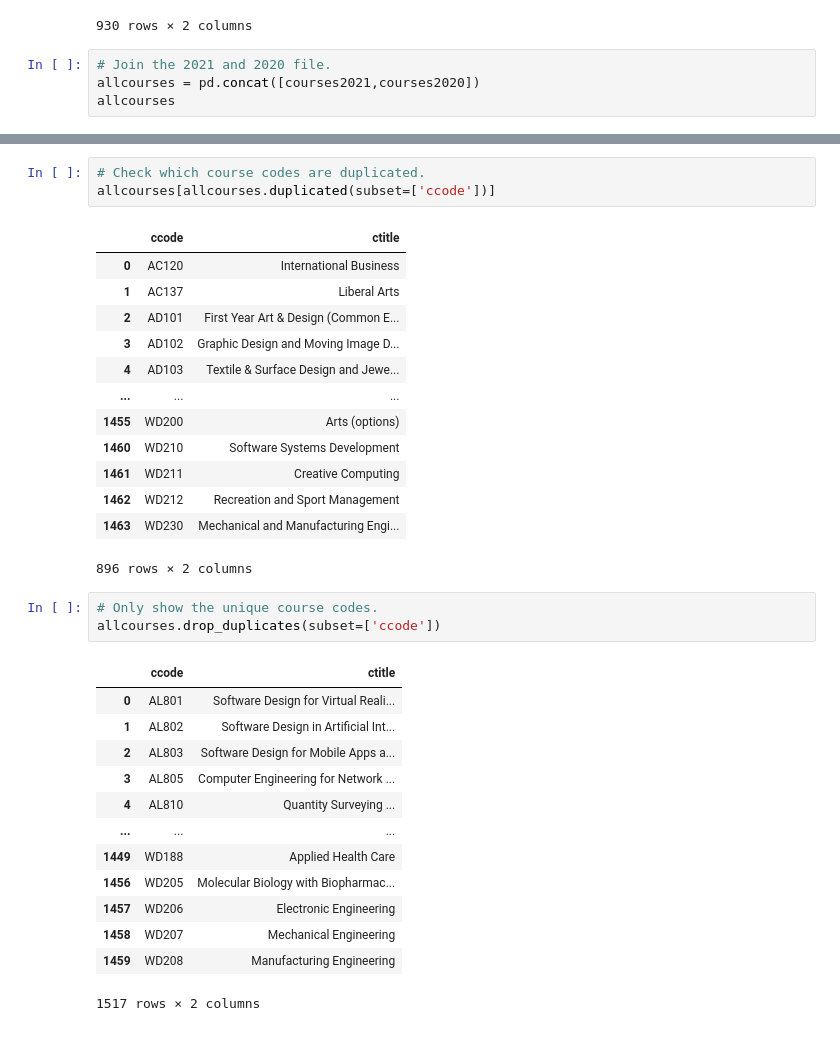
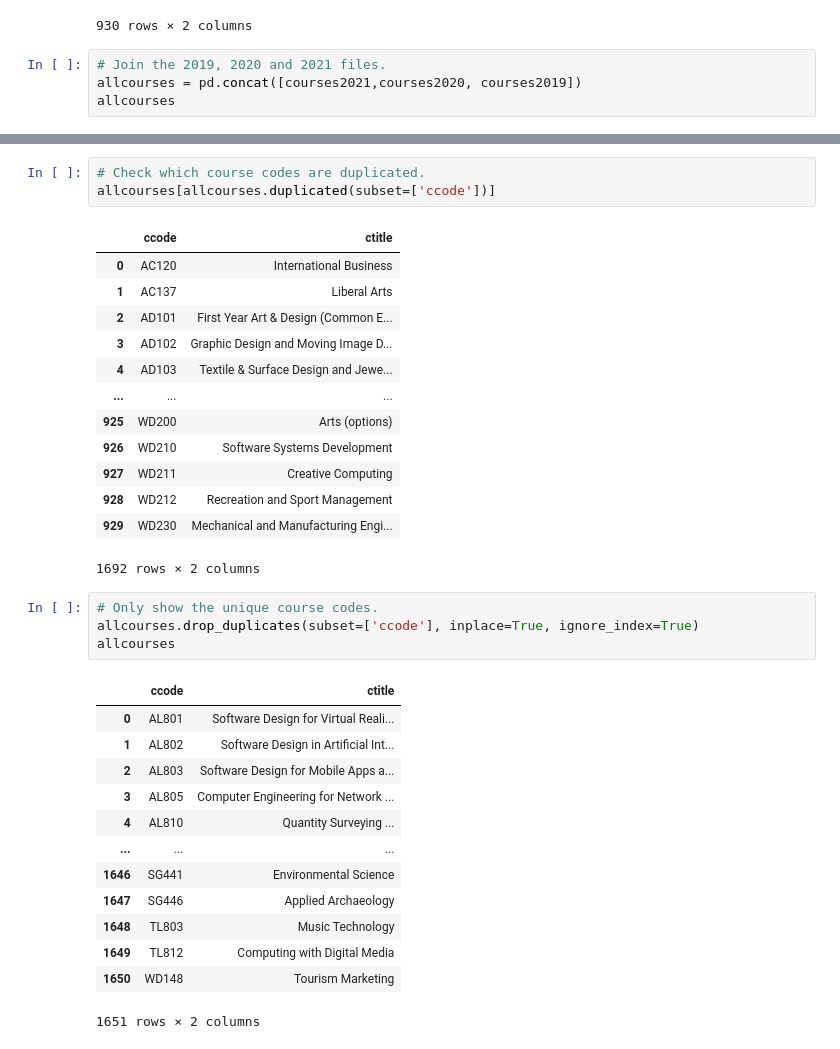
Before and after one commit to donneger/data_analysis_assessment, a Jupyter notebook: cao.ipynb, the cells around one changed output, grey strips where cells are left out. Cells and saved outputs as stored; diff of their text form.

```diff
--- a/cao.ipynb
+++ b/cao.ipynb
@@ -173,8 +188,8 @@ courses2019
 | 929 | WD230 | Mechanical and Manufacturing Engi... |
 930 rows × 2 columns
 # %%
-# Join the 2021 and 2020 file.
-allcourses = pd.concat([courses2021,courses2020])
+# Join the 2019, 2020 and 2021 files.
+allcourses = pd.concat([courses2021,courses2020, courses2019])
 allcourses
 # %% [output]
 |  | ccode | ctitle |
@@ -201,26 +216,27 @@ allcourses[allcourses.duplicated(subset=['ccode'])]
 | 3 | AD102 | Graphic Design and Moving Image D... |
 | 4 | AD103 | Textile & Surface Design and Jewe... |
 | ... | ... | ... |
-| 1455 | WD200 | Arts (options) |
-| 1460 | WD210 | Software Systems Development |
-| 1461 | WD211 | Creative Computing |
-| 1462 | WD212 | Recreation and Sport Management |
-| 1463 | WD230 | Mechanical and Manufacturing Engi... |
+| 925 | WD200 | Arts (options) |
+| 926 | WD210 | Software Systems Development |
+| 927 | WD211 | Creative Computing |
+| 928 | WD212 | Recreation and Sport Management |
+| 929 | WD230 | Mechanical and Manufacturing Engi... |
-896 rows × 2 columns
+1692 rows × 2 columns
 # %%
 # Only show the unique course codes.
-allcourses.drop_duplicates(subset=['ccode'])
+allcourses.drop_duplicates(subset=['ccode'], inplace=True, ignore_index=True)
+allcourses
 # %% [output]
 |  | ccode | ctitle |
 | 0 | AL801 | Software Design for Virtual Reali... |
 | 1 | AL802 | Software Design in Artificial Int... |
 | 2 | AL803 | Software Design for Mobile Apps a... |
 | 3 | AL805 | Computer Engineering for Network ... |
 | 4 | AL810 | Quantity Surveying ... |
 | ... | ... | ... |
-| 1449 | WD188 | Applied Health Care |
-| 1456 | WD205 | Molecular Biology with Biopharmac... |
-| 1457 | WD206 | Electronic Engineering |
-| 1458 | WD207 | Mechanical Engineering |
-| 1459 | WD208 | Manufacturing Engineering |
+| 1646 | SG441 | Environmental Science |
+| 1647 | SG446 | Applied Archaeology |
+| 1648 | TL803 | Music Technology |
+| 1649 | TL812 | Computing with Digital Media |
+| 1650 | WD148 | Tourism Marketing |
-1517 rows × 2 columns
+1651 rows × 2 columns
```
Also changed, not shown: parts of 3 cells of this notebook.
